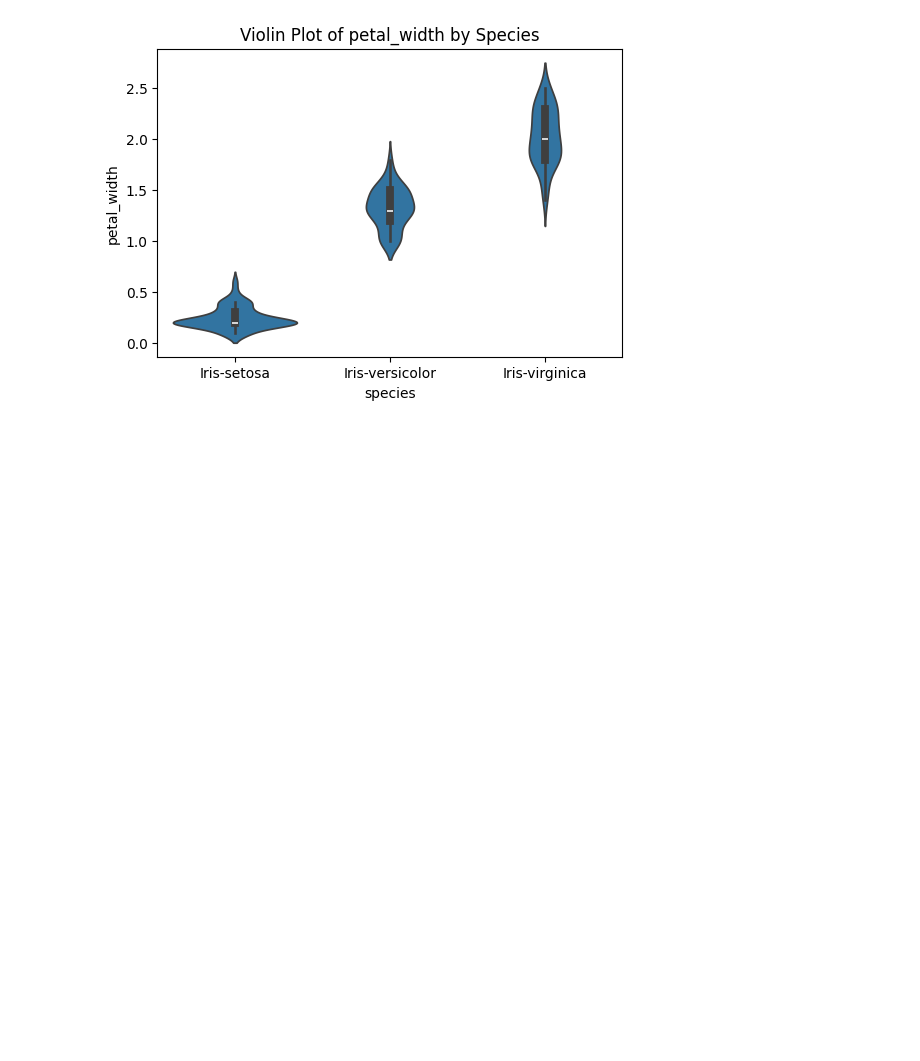
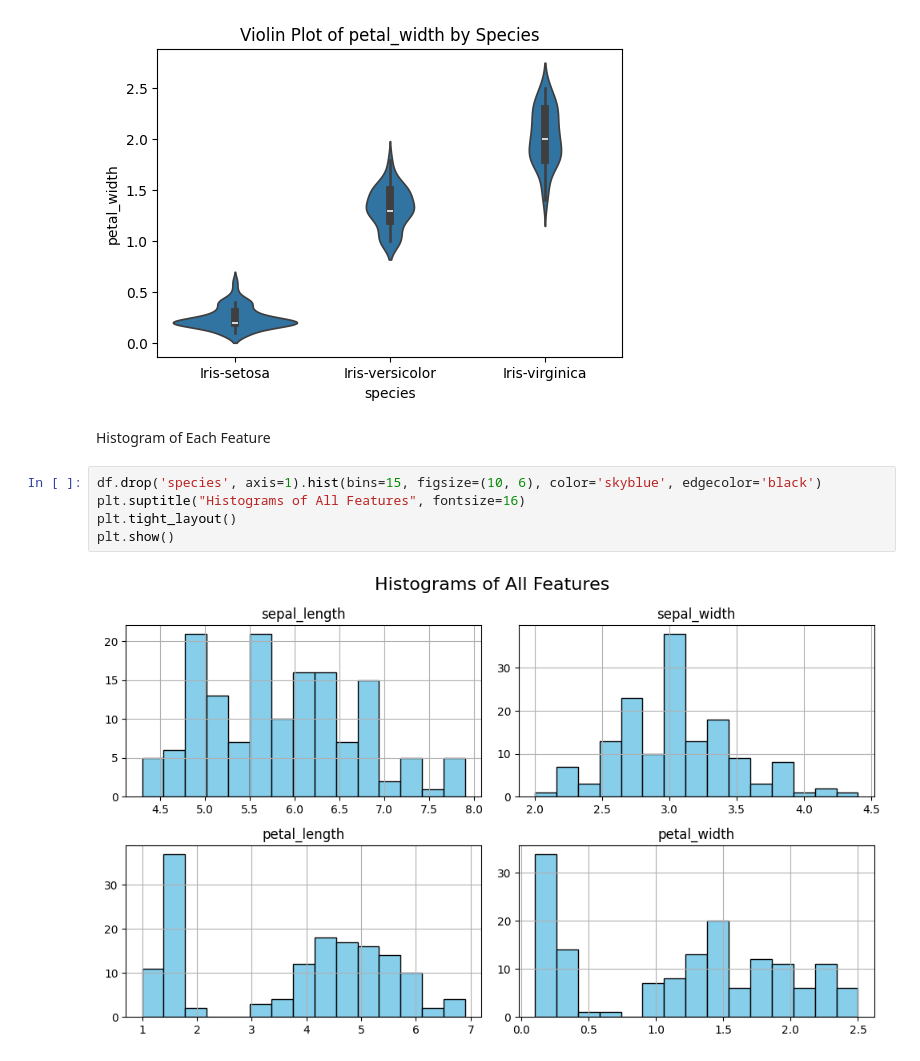
Before and after one commit to YasiKiddo/Irish, a Jupyter notebook: project/iris.ipynb, the cells around one changed output. Cells and saved outputs as stored; diff of their text form; blank space fills up the shorter version.

Commit message:
Histogram

```diff
--- a/project/iris.ipynb
+++ b/project/iris.ipynb
@@ -120,3 +120,12 @@ for feature in features:
 [figure]
 [figure]
 [figure]
+# %% [markdown]
+ Histogram of Each Feature
+# %%
+df.drop('species', axis=1).hist(bins=15, figsize=(10, 6), color='skyblue', edgecolor='black')
+plt.suptitle("Histograms of All Features", fontsize=16)
+plt.tight_layout()
+plt.show()
+# %% [output]
+[figure, added]
```
